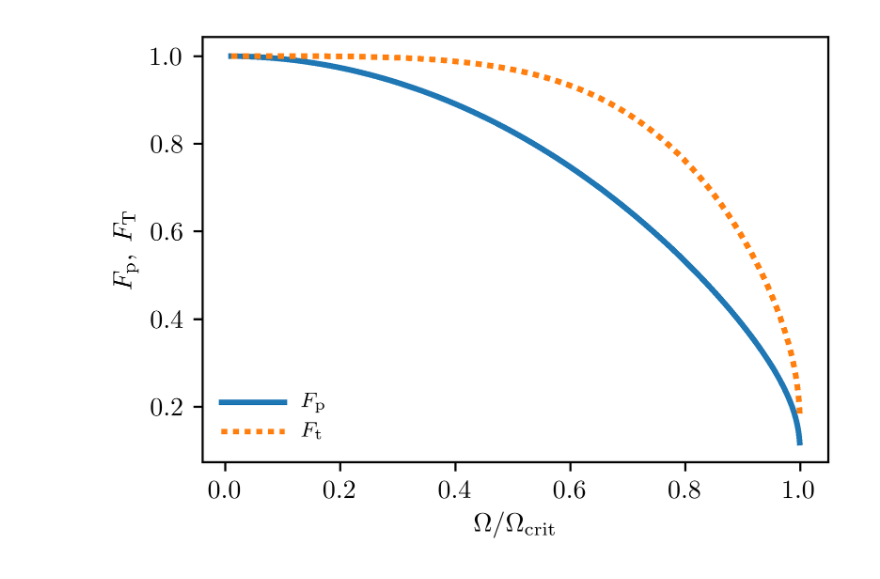
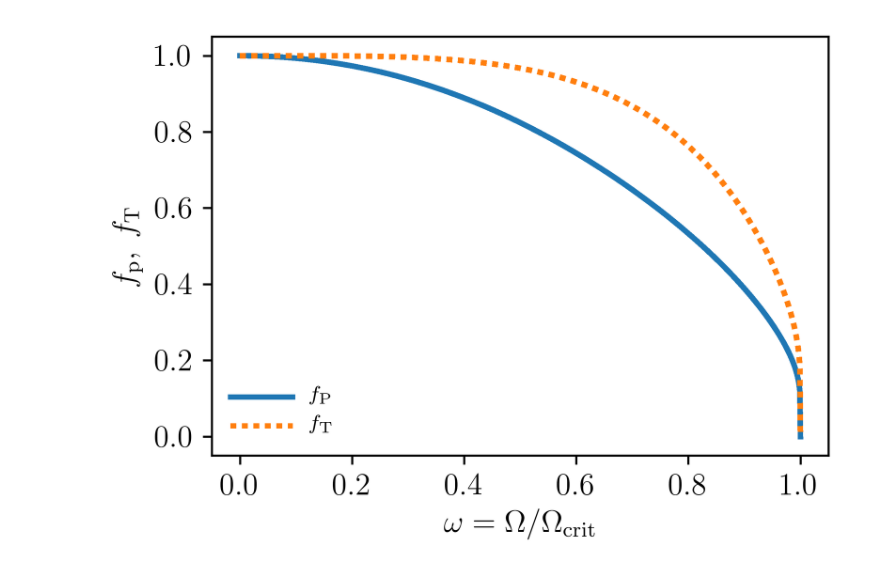
Before and after one commit to orlox/eval_fp_ft, a Jupyter notebook: fpft.ipynb, the cells around one changed output. Drawn from its saved outputs; the diff is of its cells as text; code cells hidden in the pictures.

```diff
--- a/fpft.ipynb
+++ b/fpft.ipynb
@@ -4,7 +4,7 @@ from pylab import *
 params = {'backend': 'pdf',
             'figure.figsize': [4.3, 3.0],
             'font.family':'serif',
-            'font.size':10,
+            'font.size':12,
             'font.serif': 'Times Roman',
             'axes.titlesize': 'medium',
             'axes.labelsize': 'medium',
@@ -95,7 +169,8 @@ import scipy.integrate as integrate
 #res are the equatorial radii for which we will perform the integrations
 #note that re=0.9994 corresponds to omega_div_omega_crit=0.999
 #wcs are w/wcrit at the equator
-wcs = np.linspace(0.999,0.01,1000)
+wcs = np.linspace(0.9999,0.02,1000)
+#wcs = 1-10**(np.linspace(-7,-4,100))
 res = wcs**(2./3.)
 #compute the value of the equipotential for each re
 phis = 1/res+0.5*res**2
@@ -226,9 +333,5 @@ for k, wc in enumerate(wcs):
     result = integrate.quad(lambda x: dA_dx(x,wc), 0, res[k])
     Sphis[k] = result[0]*2
 
-    #Sp = 4*np.pi*rps[k]**2
-
 #For reference, compute the value for the critically rotating surface as well
-result = integrate.quad(lambda x: dA_dx(x,1),0,1)
-print(result[0]*2)
-print(result[0]*2/(4*np.pi))
+Sphi_crit = 2*integrate.quad(lambda x: dA_dx(x,1),0,1)[0]
@@ -316,0 +513,17 @@ for k, wc in enumerate(wcs):
+# %%
+#Fit omega(rphi'), gives Eq(9) in Marchant (2018)
+
+from scipy.optimize import curve_fit
+x0 = wcs
+y0 = fts
+
+def func_ft(x, a,b):
+    return (1+a*x**4+b*x**6)/(1-0.10760471*x**4-0.23364815*x**6-0.55826461*np.log(1-x**4))
+popt_ft, pcov = curve_fit(func_ft, x0, y0)
+plt.plot(x0, ((func_ft(x0, *popt_ft)-y0)/y0),'-', label='fit')
+#plt.plot(x0, func(x0, *popt),'-', label='fit')
+#plt.plot(x0, y0, ':', label='numerical integral')
+plt.gca().set_ylabel("relative error $f_T$")
+plt.gca().set_xlabel("$\Omega/\Omega_{\\rm crit}$")
+plt.show()
+print(popt_ft)
@@ -317,13 +533,14 @@ for k, wc in enumerate(wcs):
 # %%
 import matplotlib.pyplot as plt
+xvals = np.linspace(0,1,1000)
 #plt.plot(np.insert(wcs,0,1),np.insert(fps,0,0),"-", label = "$F_{\\rm p}$")
 #plt.plot(np.insert(wcs,0,1),np.insert(fts,0,0),":", label = "$F_{\\rm t}$")
-plt.plot(wcs,fps,"-", label = "$F_{\\rm p}$")
-plt.plot(wcs,fts,":", label = "$F_{\\rm t}$")
-plt.gca().set_xlabel("$\Omega/\Omega_{\\rm crit}$")
-plt.gca().set_ylabel("$F_{\\rm p},\\; F_{\\rm T}$")
+plt.plot(xvals,func_fp(xvals, *popt_fp),"-", label = "$f_{\\rm P}$")
+plt.plot(xvals,func_ft(xvals, *popt_ft),":", label = "$f_{\\rm T}$")
+plt.gca().set_xlabel("$\omega=\Omega/\Omega_{\\rm crit}$")
+plt.gca().set_ylabel("$f_{\\rm p},\\; f_{\\rm T}$")
 plt.legend(loc=3)
 plt.savefig("ftfp_vs_omegac.pdf")
 plt.show()
 # %% [output]
-[figure, old version]
+[figure, new version]
```
Also changed, not shown: parts of 25 cells of this notebook, 1 other file.
